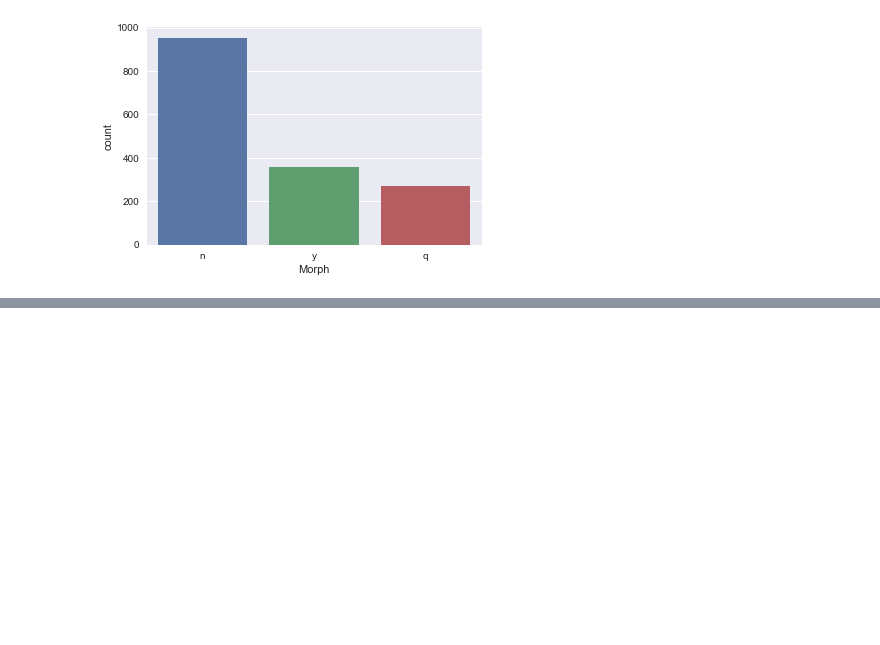
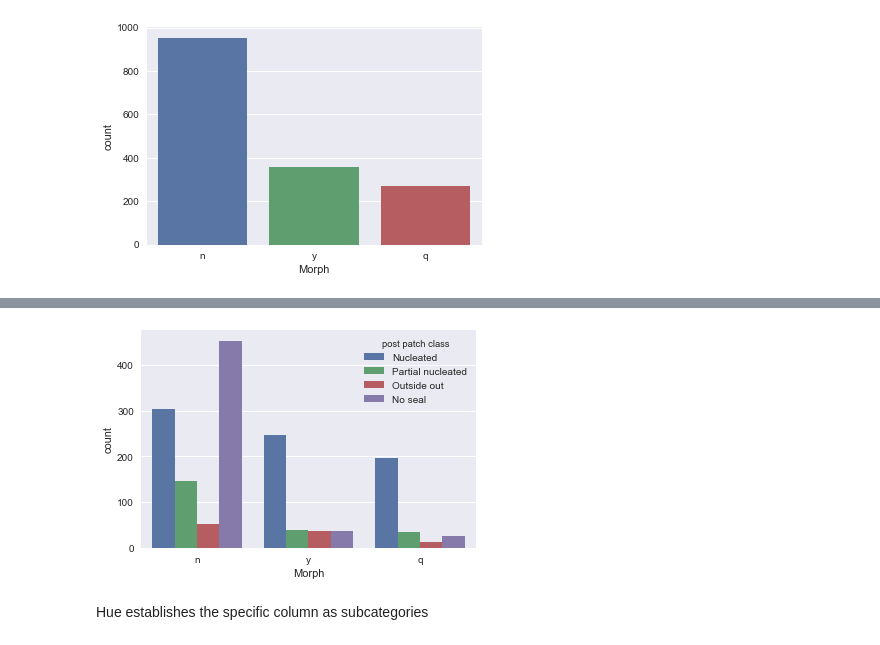
Before and after one commit to ramr24/Personal, a Jupyter notebook: ram_morpho.ipynb, the cells around one changed output, grey strips where cells are left out. Cells and saved outputs as stored; diff of their text form; code cells hidden in the pictures; blank space fills up the shorter version.

```diff
--- a/ram_morpho.ipynb
+++ b/ram_morpho.ipynb
@@ -130,0 +133,6 @@ ValueError: Neither the `x` nor `y` variable appears to be numeric.
+# %%
+sns.countplot(x="Morph", hue = "post patch class", data=ps);
+# %% [output]
+[figure, added]
+# %% [markdown]
+Hue establishes the specific column as subcategories
```
Also changed, not shown: parts of 3 cells of this notebook.
